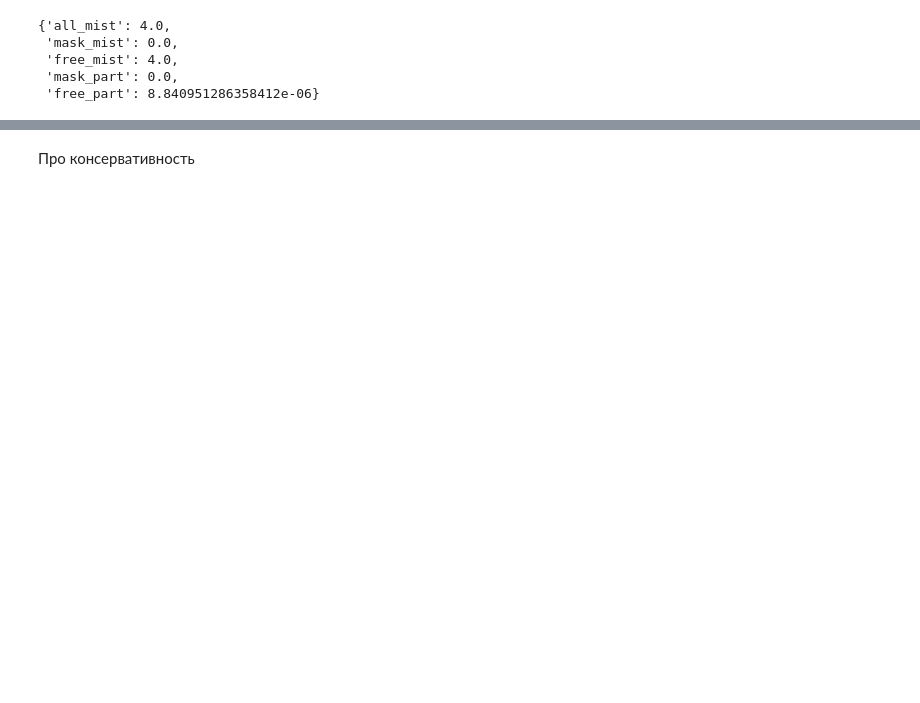
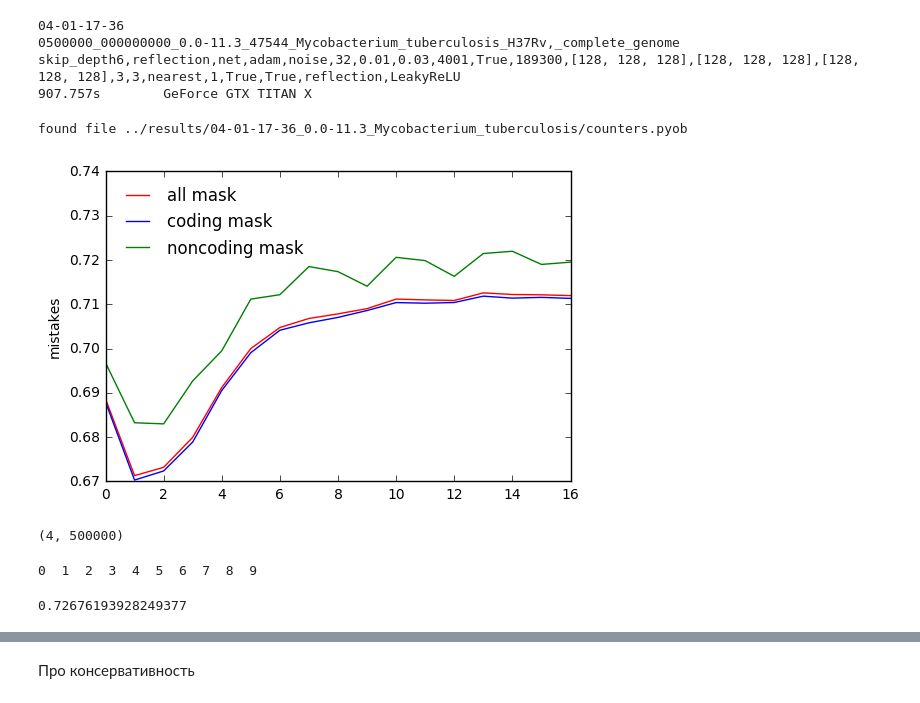
Before and after one commit to litvinanna/neuro_tools, a Jupyter notebook: reading_results.ipynb, the cells around one changed output, grey strips where cells are left out. Saved outputs shown, nothing was run; the diff lists cells and outputs as text; code cells hidden in the pictures; blank space fills up the shorter version.

```diff
--- a/reading_results.ipynb
+++ b/reading_results.ipynb
@@ -84,8 +0,0 @@ def generate_counter(diff, mask, coding = None):
-# %%
-generate_counter(diff_discrete, mask)
-# %% [output]
-{'all_mist': 4.0,
- 'mask_mist': 0.0,
- 'free_mist': 4.0,
- 'mask_part': 0.0,
- 'free_part': 8.840951286358412e-06}
@@ -95,0 +1,48 @@ net = torch.load(path + "/net.pty")
+# %%
+from __future__ import print_function
+import os
+import numpy as np
+from sequence_for_nn import *
+import matplotlib
+import matplotlib.pyplot as plt
+from collections import Counter
+import random
+
+path = "../results/04-01-17-36_0.0-11.3_Mycobacterium_tuberculosis"
+info = open(path + "/info.txt")
+for line in info.readlines():
+    print(line, end = "")
+info.close()
+# %% [output]
+04-01-17-36
+0500000_000000000_0.0-11.3_47544_Mycobacterium_tuberculosis_H37Rv,_complete_genome
+skip_depth6,reflection,net,adam,noise,32,0.01,0.03,4001,True,189300,[128, 128, 128],[128, 128, 128],[128, 128, 128],3,3,nearest,1,True,True,reflection,LeakyReLU
+907.757s        GeForce GTX TITAN X
+# %%
+counters = get_counters(path)
+fig, ax = plt.subplots()
+ax.plot([counter['mask_part'] for counter in counters], "r",
+        [counter['coding_part'] for counter in counters], "b",
+        [counter['noncoding_part'] for counter in counters], "g" )
+plt.legend(["all mask", "coding mask", "noncoding mask"], loc = 0, frameon = False)
+plt.ylabel("mistakes")
+plt.ylim(0.67, 0.74)
+
+plt.show()
+# %% [output]
+found file ../results/04-01-17-36_0.0-11.3_Mycobacterium_tuberculosis/counters.pyob
+[figure, added]
+# %%
+seq_np = get_seq_np(path)
+mask = get_mask(path)
+seq_np.shape
+# %% [output]
+(4, 500000)
+# %%
+b = baseline(_baseline, seq_np, mask, bases)
+# %% [output]
+0  1  2  3  4  5  6  7  8  9
+# %%
+1 - b['baseline_part']
+# %% [output]
+0.72676193928249377
```
Also changed, not shown: parts of 40 cells of this notebook, 3 other files.
